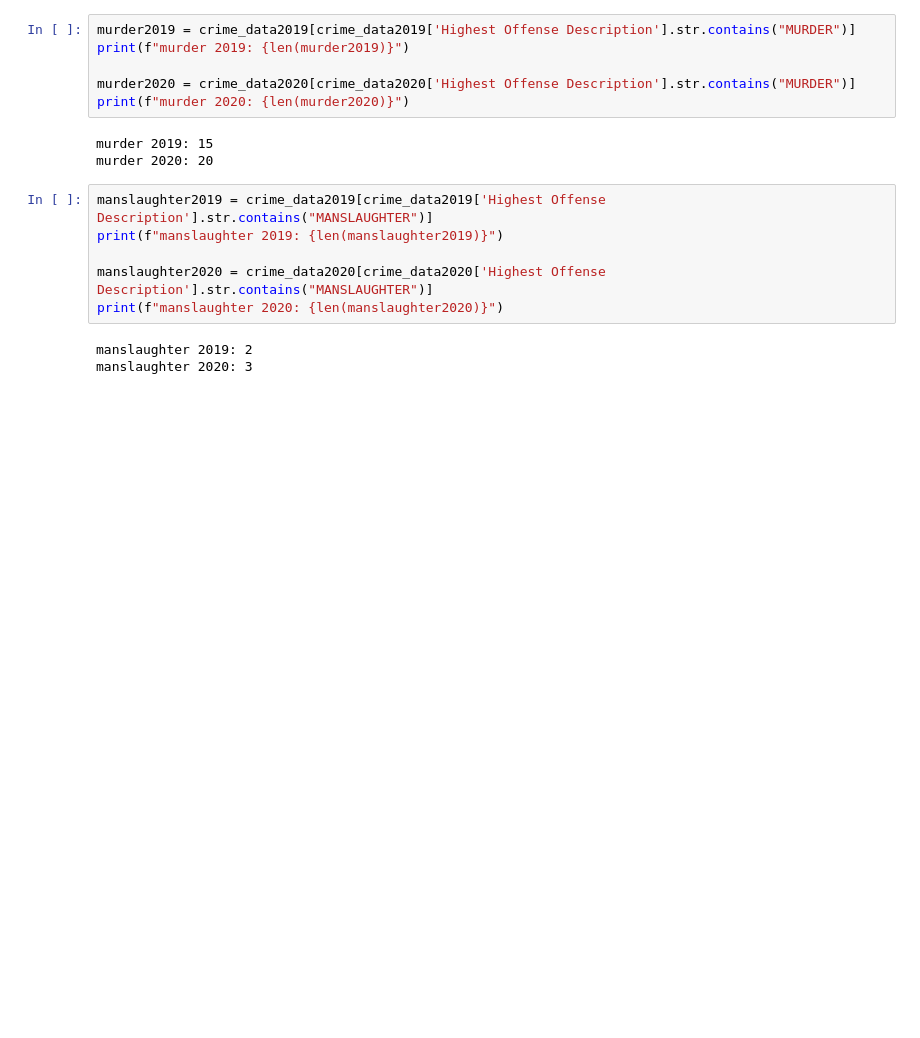
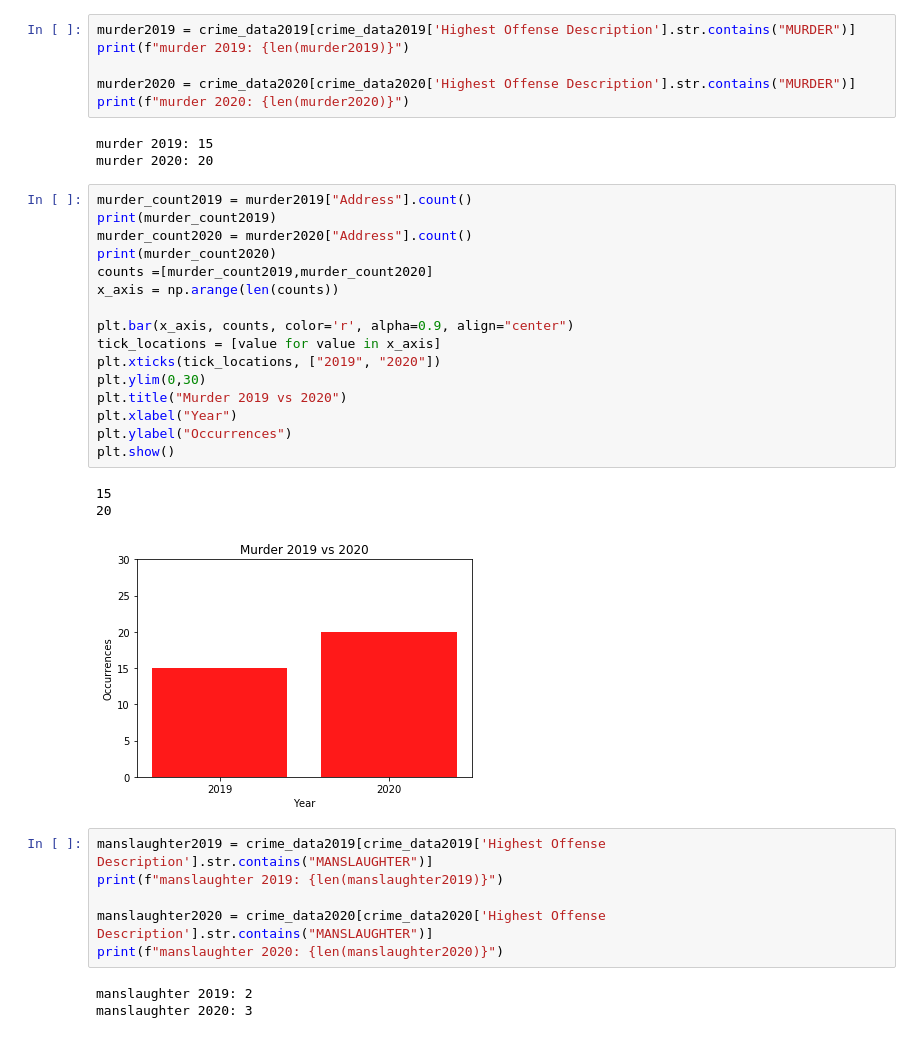
Before and after one commit to ibeth92/Crime_in_the_Time_of_COVID, a Jupyter notebook: rick.project1.ipynb, the cells around one changed output. Drawn from its saved outputs; the diff is of its cells as text; blank space fills up the shorter version.

Commit message:
added murder

```diff
--- a/rick.project1.ipynb
+++ b/rick.project1.ipynb
@@ -87,6 +108,26 @@ print(f"murder 2020: {len(murder2020)}")
 # %% [output]
 murder 2019: 15
 murder 2020: 20
+# %%
+murder_count2019 = murder2019["Address"].count()
+print(murder_count2019)
+murder_count2020 = murder2020["Address"].count()
+print(murder_count2020)
+counts =[murder_count2019,murder_count2020]
+x_axis = np.arange(len(counts))
+
+plt.bar(x_axis, counts, color='r', alpha=0.9, align="center")
+tick_locations = [value for value in x_axis]
+plt.xticks(tick_locations, ["2019", "2020"])
+plt.ylim(0,30)
+plt.title("Murder 2019 vs 2020")
+plt.xlabel("Year")
+plt.ylabel("Occurrences")
+plt.show()
+# %% [output]
+15
+20
+[figure, added]
 # %%
 manslaughter2019 = crime_data2019[crime_data2019['Highest Offense Description'].str.contains("MANSLAUGHTER")]
 print(f"manslaughter 2019: {len(manslaughter2019)}")
```
Also changed, not shown: parts of 9 cells of this notebook.
